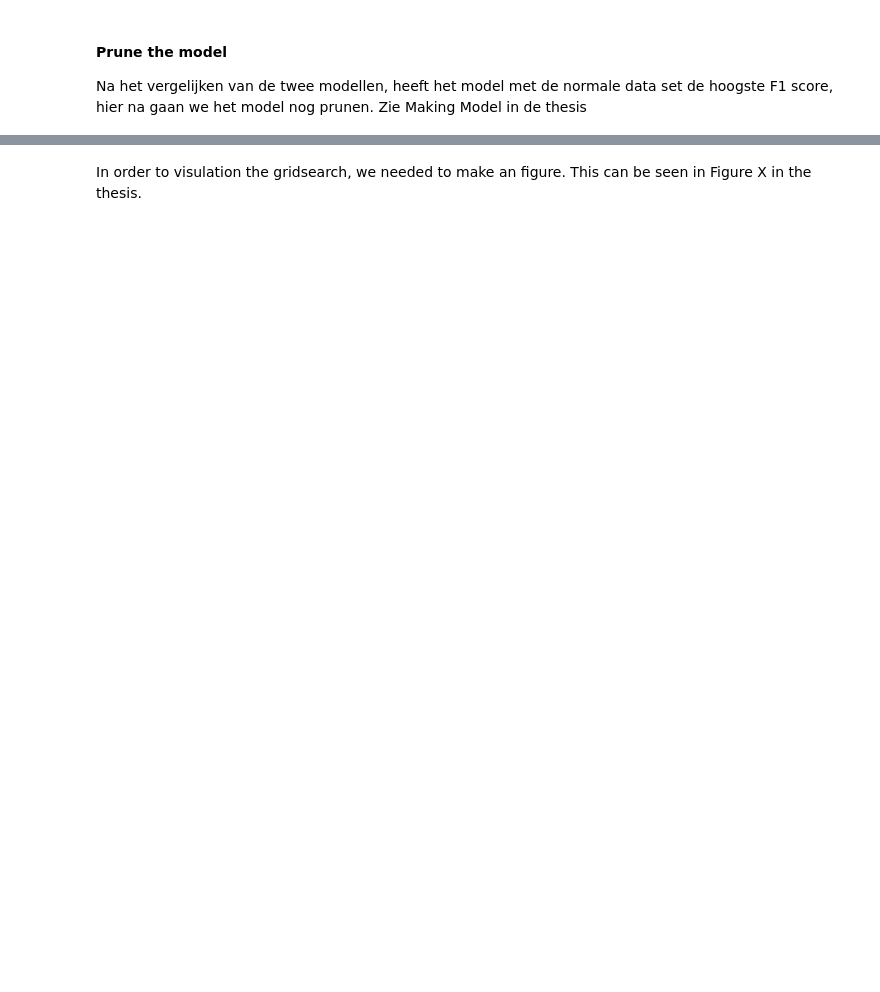
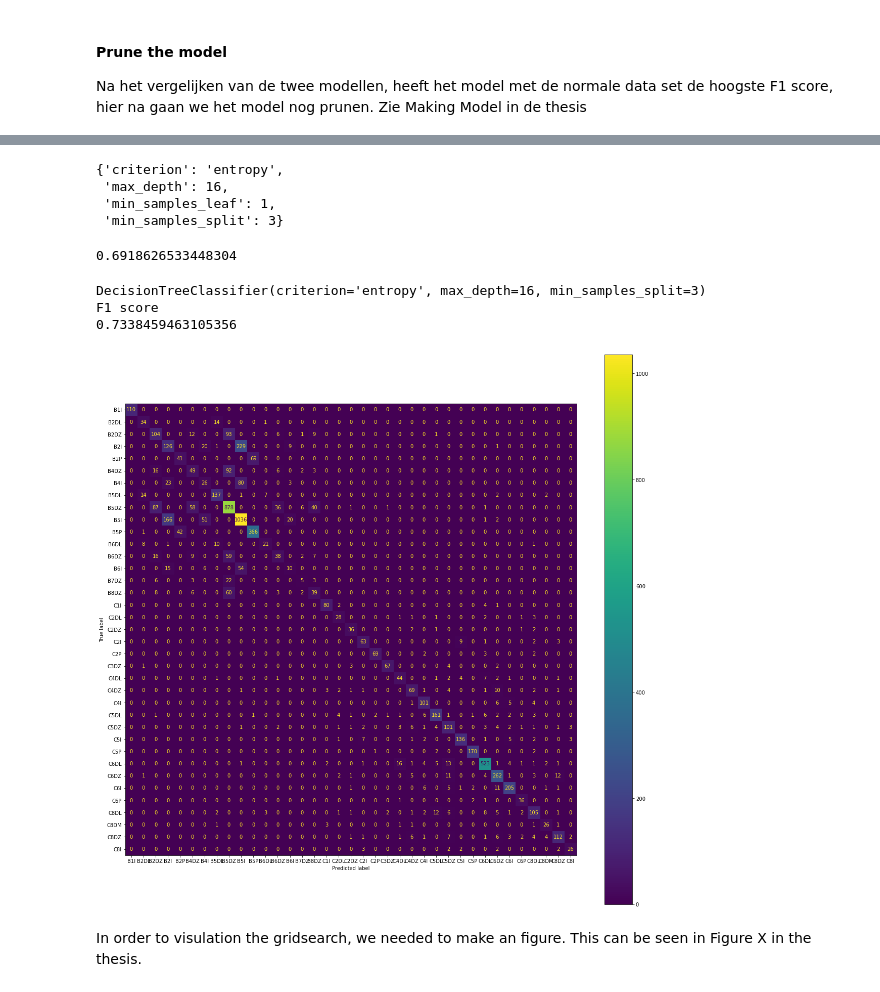
Before and after one commit to jtothehoenderdos/MasterThesis, a Jupyter notebook: Code/Decision Tree.ipynb, the cells around one changed output, grey strips where cells are left out. Drawn from its saved outputs; the diff is of its cells as text; code cells hidden in the pictures; blank space fills up the shorter version.

```diff
--- a/Code/Decision Tree.ipynb
+++ b/Code/Decision Tree.ipynb
@@ -99,7 +93,7 @@ print('F1 Score: %.3f' % score)
 <h4>Prune the model</h4>
 Na het vergelijken van de twee modellen, heeft het model met de normale data set de hoogste F1 score, hier na gaan we het model nog prunen. Zie Making Model in de thesis
 # %%
-grid = GridSearchCV(clf_dt,
+grid = GridSearchCV(DecisionTreeClassifier(random_state = 42),
                    param_grid=param_dict,
                    cv=cv_method,
                     scoring='f1_micro',
@@ -109,16 +122,33 @@ grid.fit(X_train, y_train)
 # %%
 # Print the best parameters after doing the gridsearch
 grid.best_params_
+# %% [output]
+{'criterion': 'entropy',
+ 'max_depth': 16,
+ 'min_samples_leaf': 1,
+ 'min_samples_split': 3}
+# %%
+# get the best F1 score, coming from the gridSearch.
+grid.best_score_
+# %% [output]
+0.6918626533448304
 # %%
 # Making the last DecisionTree with best parameter coming from the GridSearch.
 clf_dt = DecisionTreeClassifier(max_depth=16,criterion=
                             'entropy',min_samples_leaf=1, min_samples_split=3)
 clf_dt = clf_dt.fit(X_train, y_train)
 calculateMetrics(clf_dt)
+# %% [output]
+DecisionTreeClassifier(criterion='entropy', max_depth=16, min_samples_split=3)
+F1 score
+0.7338459463105356
 # %%
 # Create an Confusion Matrix to get an insight of how well the model is performing.
 fig, ax = plt.subplots(figsize=(20,20))
-test = plot_confusion_matrix(clf_dt, X_test, y_test, ax=ax)
+plot_confusion_matrix(clf_dt, X_test, y_test, ax=ax)
+fig.savefig('confusion_matrix_DT.png')
+# %% [output]
+[figure, added]
 # %% [markdown]
 In order to visulation the gridsearch, we needed to make an figure. This can be seen in Figure X in the thesis.
 # %%
```
Also changed, not shown: parts of 21 cells of this notebook, 2 other files.
